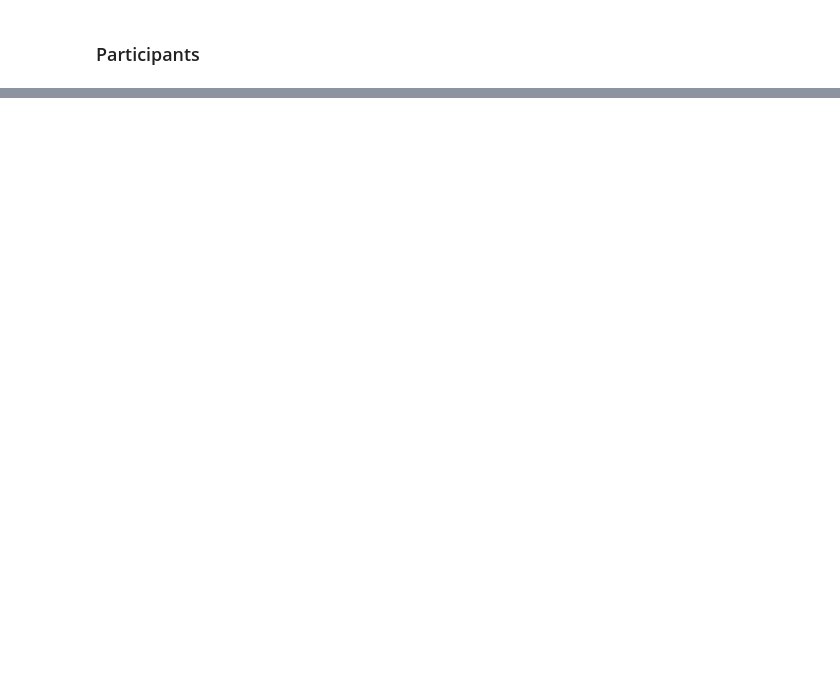
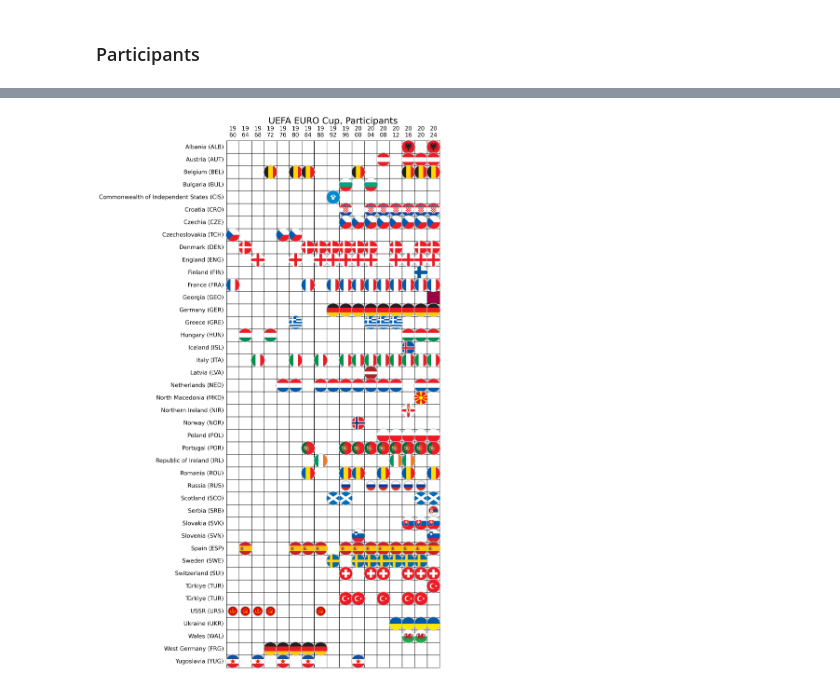
Before and after one commit to drama-404/uefa-championship-analysis, a Jupyter notebook: notebooks/UEFA-EDA.ipynb, the cells around one changed output, grey strips where cells are left out. Drawn from its saved outputs; the diff is of its cells as text; code cells hidden in the pictures; blank space fills up the shorter version.

```diff
--- a/notebooks/UEFA-EDA.ipynb
+++ b/notebooks/UEFA-EDA.ipynb
@@ -212,0 +231,60 @@ TypeError: DataFrame.pivot() takes 1 positional argument but 4 were given
+# %%
+import re
+from matplotlib.offsetbox import OffsetImage, AnnotationBbox
+
+def get_image(path, zoom=0.04):
+    return OffsetImage(plt.imread(path), zoom=zoom)
+
+def plot_with_logos(data, title, size=(16, 16), is_save=False):
+    '''
+    Plot heatmap with country logos.
+    '''
+    dpi = 200
+    fig, ax = plt.subplots(figsize=size, dpi=dpi)
+
+    # Create a mask for cells without logos
+    mask = data.copy()
+    mask[:] = False
+
+    # Add country logos and update the mask
+    for (i, j), val in np.ndenumerate(data):
+        if val == 1:
+            country_name_code = data.index[i]
+            match = re.search(r'\((.*?)\)', country_name_code)
+            if match:
+                country_code = match.group(1)
+                try:
+                    logo_path = f'../inputs/logos/{country_code}.png'
+                    ab = AnnotationBbox(get_image(logo_path, zoom=0.05), (j + 0.5, i + 0.5), frameon=False)
+                    ax.add_artist(ab)
+                except FileNotFoundError:
+                    mask.iloc[i, j] = True  # Mark cell to be colored black
+
+    # Plot the heatmap with the mask
+    sns.heatmap(data, annot=False, cbar=False, linewidths=0.5,
+                linecolor='black', square=True, cmap='Spectral', ax=ax, mask=~mask,
+                facecolor='black')
+
+    # Customize ticks and labels
+    ax.tick_params(axis='x', labelsize=14)
+    ax.tick_params(axis='y', labelsize=14)
+    ax.set_ylabel('')
+    ax.set_xlabel('')
+    ax.xaxis.tick_top()
+    ax.xaxis.set_ticks_position('none')
+    ax.yaxis.set_ticks_position('none')
+    ax.spines[['bottom', 'right']].set_visible(True)
+    ax.set_title(title, size=22)
+
+    plt.tight_layout()
+    if is_save:
+        plt.savefig(f'{title.lower()}.png')
+    plt.show()
+
+# Title for the plot
+title = 'UEFA EURO Cup, Participants'
+
+# Plotting the heatmap with logos
+plot_with_logos(df_team_pivot, title=title, size=(12, 32), is_save=True)
+# %% [output]
+[figure, added]
```
Also changed, not shown: parts of 8 cells of this notebook, 7 other files.
